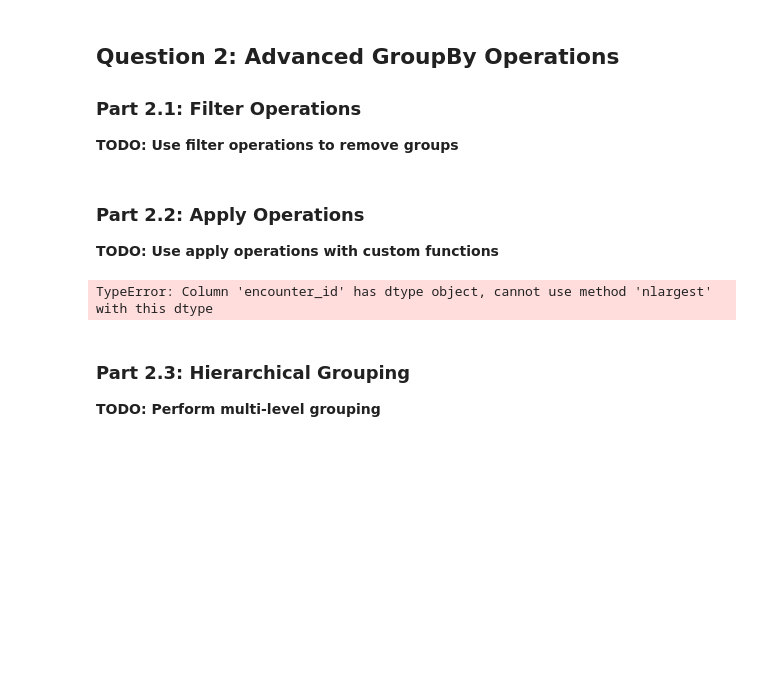
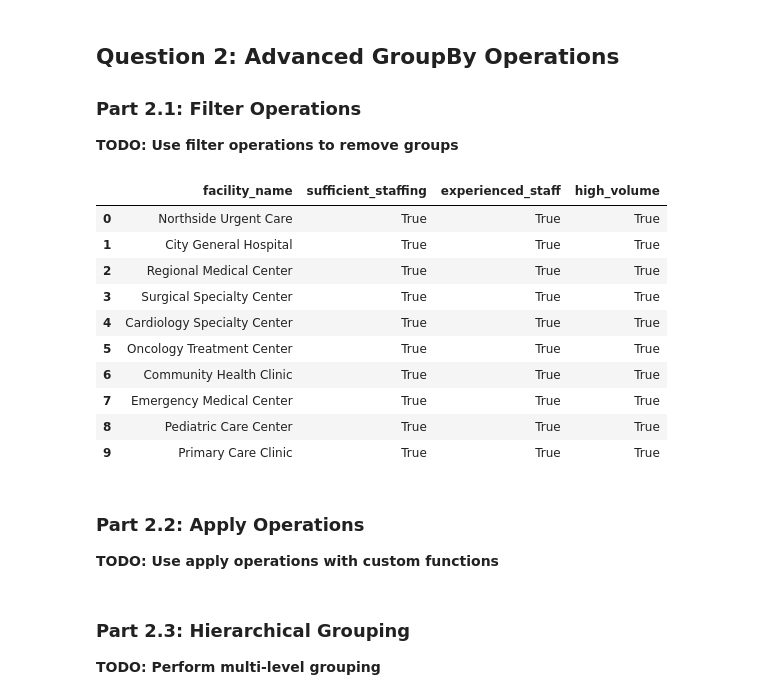
Before and after one commit to UCSF-DataSci/ds217-08-group-filter-and-flow-JoshuaGuoJG, a Jupyter notebook: assignment.ipynb, the cells around one changed output. Cells and saved outputs as stored; diff of their text form; code cells hidden in the pictures; blank space fills up the shorter version.

```diff
--- a/assignment.ipynb
+++ b/assignment.ipynb
@@ -170,13 +170,34 @@ summary_df.to_csv('output/q1_aggregation_report.txt', index=False)
 # %%
 # TODO: Filter facilities with more than 20 providers (sufficient staffing)
 # TODO: Filter facilities with average years_experience > 10 (experienced staff)
 # TODO: Filter facilities with total encounter charges > 250000 (high volume)
 sufficient_staffing = merged_df.groupby('facility_name').filter(lambda x: x['provider_id'].nunique() > 20)
 experienced_staff = merged_df.groupby('facility_name').filter(lambda x: x['years_experience'].mean() > 10)
 high_volume = merged_df.groupby('facility_name').filter(lambda x: x['service_charge'].sum() > 250000)
 
 # TODO: Create a summary of filtered results showing whether each facility meets the criteria
 # TODO: Save results as 'output/q2_filter_analysis.csv'
+filter_summary = pd.DataFrame({
+    'facility_name': merged_df['facility_name'].unique()
+})
+filter_summary['sufficient_staffing'] = filter_summary['facility_name'].isin(sufficient_staffing['facility_name'])
+filter_summary['experienced_staff'] = filter_summary['facility_name'].isin(experienced_staff['facility_name'])
+filter_summary['high_volume'] = filter_summary['facility_name'].isin(high_volume['facility_name'])
+filter_summary.to_csv('output/q2_filter_analysis.csv', index=False)
+display(filter_summary)
+filter_summary.to_csv('output/q2_filter_analysis.csv', index=False)
+# %% [output]
+|  | facility_name | sufficient_staffing | experienced_staff | high_volume |
+| 0 | Northside Urgent Care | True | True | True |
+| 1 | City General Hospital | True | True | True |
+| 2 | Regional Medical Center | True | True | True |
+| 3 | Surgical Specialty Center | True | True | True |
+| 4 | Cardiology Specialty Center | True | True | True |
+| 5 | Oncology Treatment Center | True | True | True |
+| 6 | Community Health Clinic | True | True | True |
+| 7 | Emergency Medical Center | True | True | True |
+| 8 | Pediatric Care Center | True | True | True |
+| 9 | Primary Care Clinic | True | True | True |
 # %% [markdown]
 ### Part 2.2: Apply Operations
 
@@ -203,7 +224,7 @@ def top_providers(group, n=2):
     """Return top n providers in a group by encounter volume"""
     # TODO: Return top n rows by encounter count, selecting only provider_id, provider_name,
     #       years_experience, specialty
-    top_n = group.nlargest(n, 'encounter_id')
+    top_n = group.sort_values('encounter_id', ascending=False).head(n)
     return top_n[['provider_id', 'provider_name', 'years_experience', 'specialty']]
 
 # TODO: Apply function to get top 2 providers per facility
@@ -218,8 +239,6 @@ top_providers_by_facility = merged_df.groupby('facility_name').apply(
 
 # TODO: Save results as 'output/q2_performance_report.txt'
 top_providers_by_facility.to_csv('output/q2_performance_report.txt', index=False)
-# %% [output]
-TypeError: Column 'encounter_id' has dtype object, cannot use method 'nlargest' with this dtype
 # %% [markdown]
 ### Part 2.3: Hierarchical Grouping
 
```
Also changed, not shown: parts of 4 cells of this notebook.
